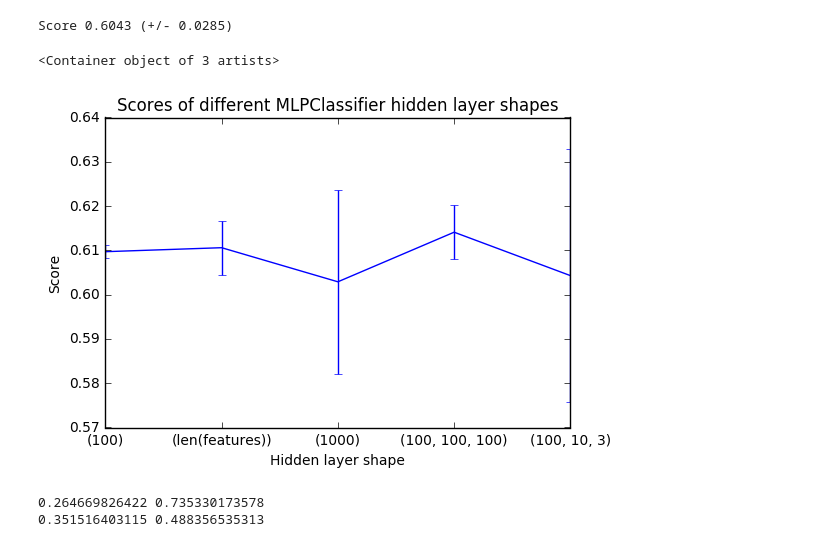
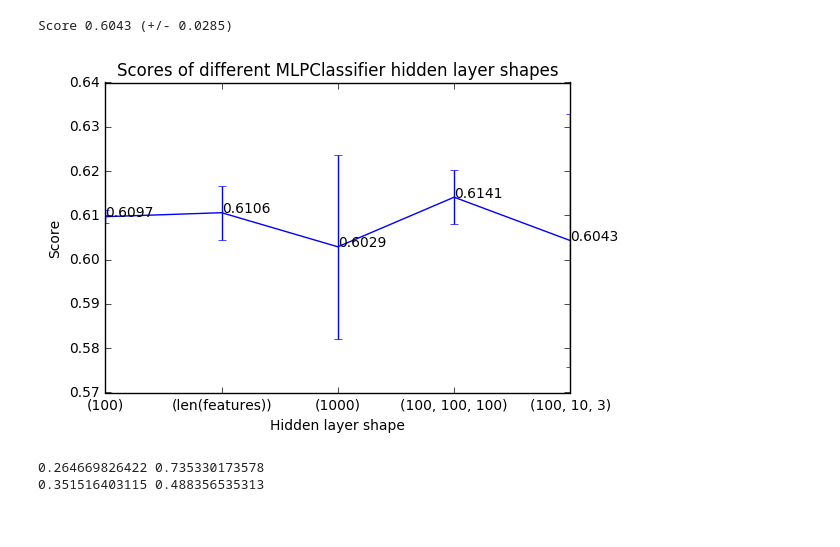
Before and after one commit to erikreppel/seng474-nba-shots, a Jupyter notebook: erik.ipynb, the cells around one changed output. Saved outputs shown, nothing was run; the diff lists cells and outputs as text; code cells hidden in the pictures.

Commit message:
Add labels to plot

```diff
--- a/erik.ipynb
+++ b/erik.ipynb
@@ -100,24 +100,24 @@ Score 0.6043 (+/- 0.0285)
 # %%
 results = np.array([0.6097, 0.6106, 0.6029, 0.6141, 0.6043])
 error = np.array([0.0014, .0061, .0208, .0061, 0.0285])
 lower = results - error
 upper = results + error
 x = range(len(results))
 
 labels = ["(100)", "(len(features))", "(1000)", "(100, 100, 100)", "(100, 10, 3)"]
 
 fig = plt.figure()
 ax = fig.add_subplot(111)
 plt.xticks(x, labels)
 ax.set_title("Scores of different MLPClassifier hidden layer shapes")
 ax.set_xlabel("Hidden layer shape")
 ax.set_ylabel("Score")
 plt.errorbar(x, results, yerr=error)
-
+for index, result in enumerate(results):
+    ax.annotate(result, xy=(index, result))
 # print upper, lower
 # %% [output]
-<Container object of 3 artists>
-[figure, old version]
+[figure, new version]
 # %%
 df_3pts = df[df['PTS_TYPE'] == 3.0]
 df_2pts = df[df['PTS_TYPE'] == 2.0]
```
